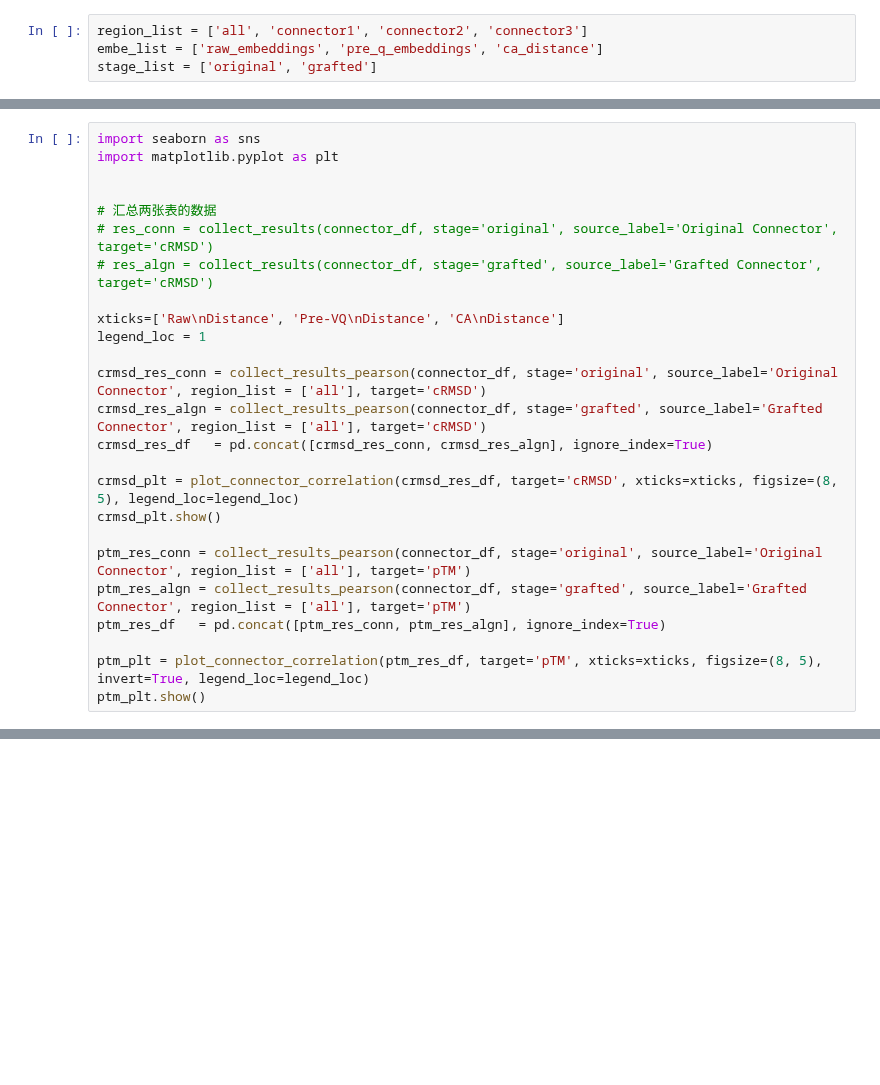
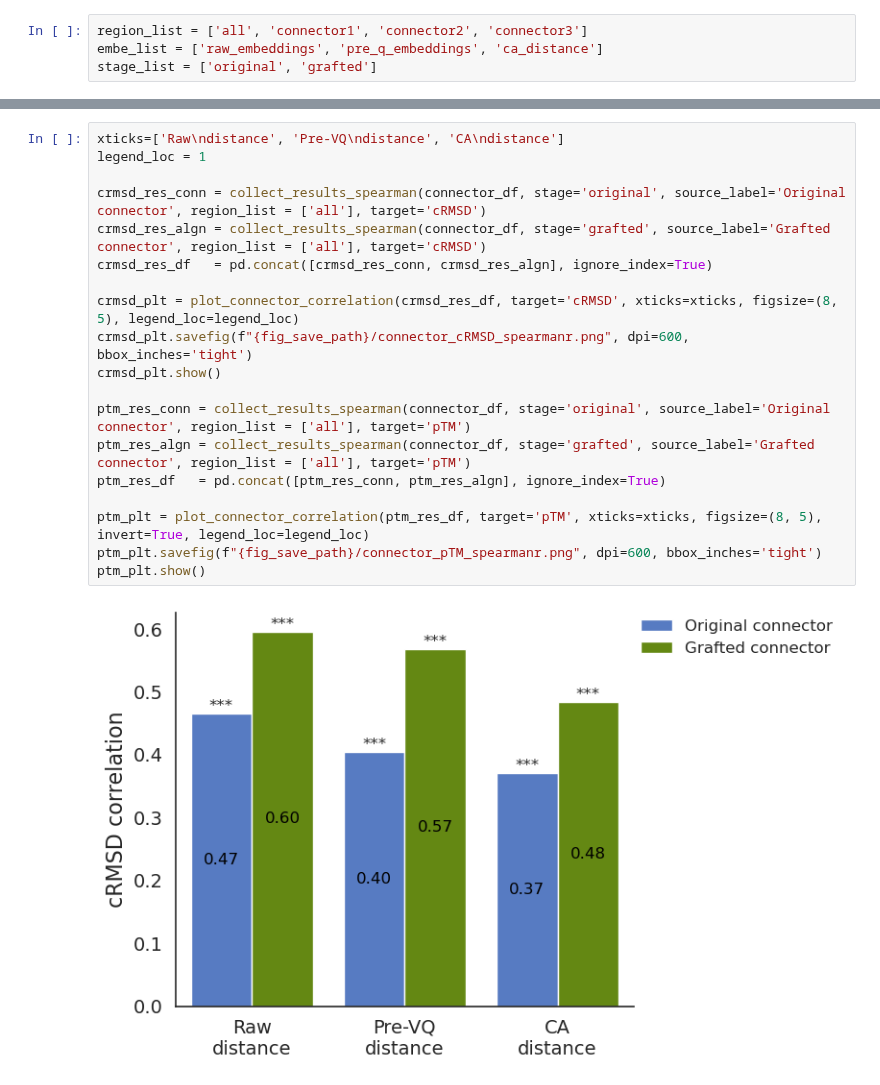
Before and after one commit to H-Dw/FANGS_v1, a Jupyter notebook: notebook/correlation_distance_dupl_embe_250627.ipynb, the cells around one changed output, grey strips where cells are left out. Saved outputs shown, nothing was run; the diff lists cells and outputs as text; blank space fills up the shorter version.

```diff
--- a/notebook/correlation_distance_dupl_embe_250627.ipynb
+++ b/notebook/correlation_distance_dupl_embe_250627.ipynb
@@ -1060,25 +323,0 @@ ptm_plt.show()
-# %%
-import seaborn as sns
-import matplotlib.pyplot as plt
-
-
-# 汇总两张表的数据
-# res_conn = collect_results(connector_df, stage='original', source_label='Original Connector', target='cRMSD')
-# res_algn = collect_results(connector_df, stage='grafted', source_label='Grafted Connector', target='cRMSD')
-
-xticks=['Raw\nDistance', 'Pre-VQ\nDistance', 'CA\nDistance']
-legend_loc = 1
-
-crmsd_res_conn = collect_results_pearson(connector_df, stage='original', source_label='Original Connector', region_list = ['all'], target='cRMSD')
-crmsd_res_algn = collect_results_pearson(connector_df, stage='grafted', source_label='Grafted Connector', region_list = ['all'], target='cRMSD')
-crmsd_res_df   = pd.concat([crmsd_res_conn, crmsd_res_algn], ignore_index=True)
-
-crmsd_plt = plot_connector_correlation(crmsd_res_df, target='cRMSD', xticks=xticks, figsize=(8, 5), legend_loc=legend_loc)
-crmsd_plt.show()
-
-ptm_res_conn = collect_results_pearson(connector_df, stage='original', source_label='Original Connector', region_list = ['all'], target='pTM')
-ptm_res_algn = collect_results_pearson(connector_df, stage='grafted', source_label='Grafted Connector', region_list = ['all'], target='pTM')
-ptm_res_df   = pd.concat([ptm_res_conn, ptm_res_algn], ignore_index=True)
-
-ptm_plt = plot_connector_correlation(ptm_res_df, target='pTM', xticks=xticks, figsize=(8, 5), invert=True, legend_loc=legend_loc)
-ptm_plt.show()
@@ -1154,0 +533,21 @@ print(norm_calc_change(orig_value_3k1k, graf_value_3k1k, length=12))
+# %%
+xticks=['Raw\ndistance', 'Pre-VQ\ndistance', 'CA\ndistance']
+legend_loc = 1
+
+crmsd_res_conn = collect_results_spearman(connector_df, stage='original', source_label='Original connector', region_list = ['all'], target='cRMSD')
+crmsd_res_algn = collect_results_spearman(connector_df, stage='grafted', source_label='Grafted connector', region_list = ['all'], target='cRMSD')
+crmsd_res_df   = pd.concat([crmsd_res_conn, crmsd_res_algn], ignore_index=True)
+
+crmsd_plt = plot_connector_correlation(crmsd_res_df, target='cRMSD', xticks=xticks, figsize=(8, 5), legend_loc=legend_loc)
+crmsd_plt.savefig(f"{fig_save_path}/connector_cRMSD_spearmanr.png", dpi=600, bbox_inches='tight')
+crmsd_plt.show()
+
+ptm_res_conn = collect_results_spearman(connector_df, stage='original', source_label='Original connector', region_list = ['all'], target='pTM')
+ptm_res_algn = collect_results_spearman(connector_df, stage='grafted', source_label='Grafted connector', region_list = ['all'], target='pTM')
+ptm_res_df   = pd.concat([ptm_res_conn, ptm_res_algn], ignore_index=True)
+
+ptm_plt = plot_connector_correlation(ptm_res_df, target='pTM', xticks=xticks, figsize=(8, 5), invert=True, legend_loc=legend_loc)
+ptm_plt.savefig(f"{fig_save_path}/connector_pTM_spearmanr.png", dpi=600, bbox_inches='tight')
+ptm_plt.show()
+# %% [output]
+[figure, added]
```
Also changed, not shown: parts of 52 cells of this notebook, 32 other files.
